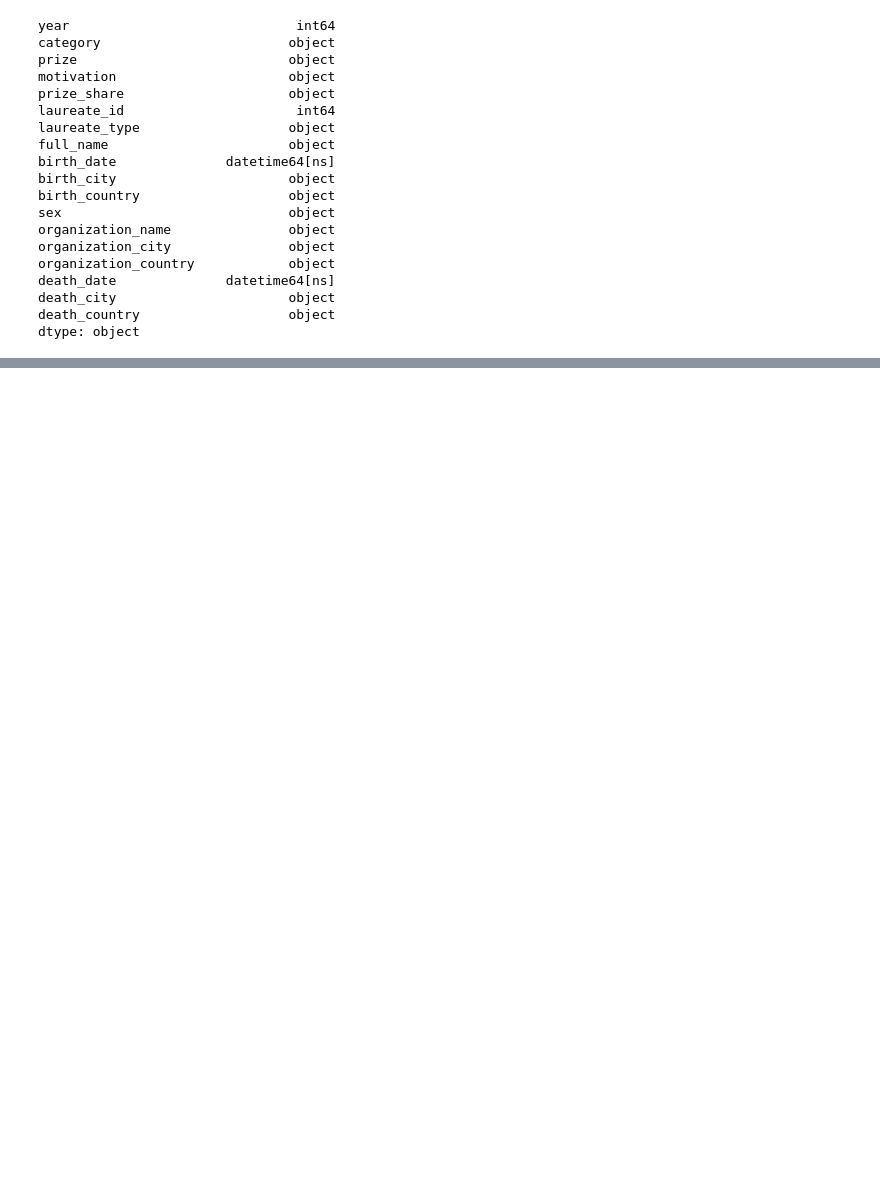
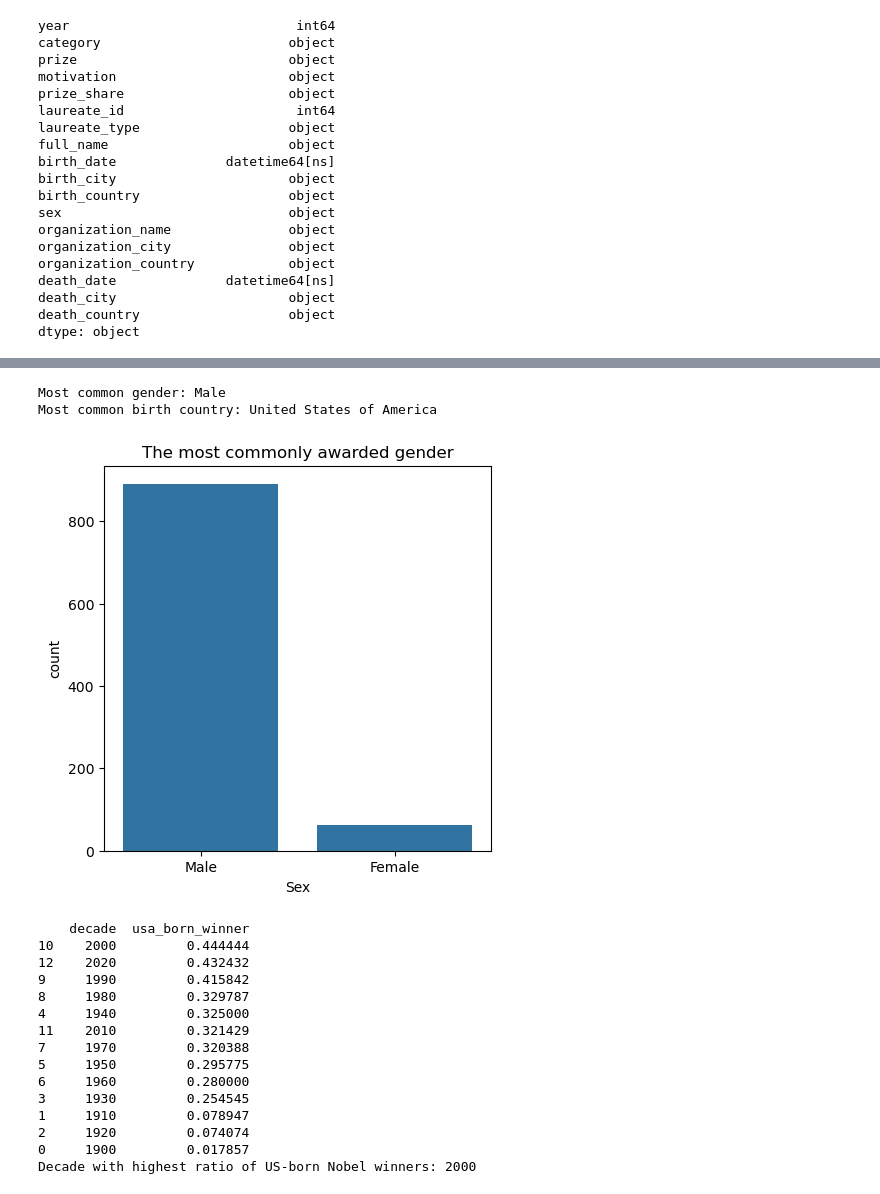
Before and after one commit to UCJPENIEL/Analytics-in-Python-Projects, a Jupyter notebook: Visualising the History of Nobel Prize Winners.ipynb, the cells around one changed output, grey strips where cells are left out. Drawn from its saved outputs; the diff is of its cells as text; code cells hidden in the pictures; blank space fills up the shorter version.

```diff
--- a/Visualising the History of Nobel Prize Winners.ipynb
+++ b/Visualising the History of Nobel Prize Winners.ipynb
@@ -107,0 +115,50 @@ dtype: int64
+# %%
+# The most commonly awarded gender and birth country
+top_gender = nobel["sex"].mode()[0]
+print("Most common gender:", top_gender)
+top_country = nobel["birth_country"].mode()[0]
+print("Most common birth country:", top_country)
+
+# Visual of the most commonly awarded gender
+plt.figure(figsize=(5,5))
+sns.countplot(data=nobel, x="sex")
+plt.title("The most commonly awarded gender")
+plt.xlabel("Sex")
+plt.show()
+
+# Decade Column of all categories
+nobel["decade"] = (nobel["year"]//10)*10
+
+# Create a column for US-born
+nobel["usa_born_winner"] = nobel["birth_country"] == "United States of America"
+
+# Compute ratio per decade
+decade_ratio = nobel.groupby("decade")["usa_born_winner"].mean().reset_index()
+
+# DataFrame Decade of USA Born Winners in Descending Order
+decade_ratio = decade_ratio.sort_values(by="usa_born_winner", ascending=False)
+print(decade_ratio)
+
+# Get the decade with max ratio
+max_decade_usa = decade_ratio.loc[decade_ratio["usa_born_winner"].idxmax(), "decade"]
+
+print("Decade with highest ratio of US-born Nobel winners:", max_decade_usa)
+# %% [output]
+Most common gender: Male
+Most common birth country: United States of America
+[figure, added]
+    decade  usa_born_winner
+10    2000         0.444444
+12    2020         0.432432
+9     1990         0.415842
+8     1980         0.329787
+4     1940         0.325000
+11    2010         0.321429
+7     1970         0.320388
+5     1950         0.295775
+6     1960         0.280000
+3     1930         0.254545
+1     1910         0.078947
+2     1920         0.074074
+0     1900         0.017857
+Decade with highest ratio of US-born Nobel winners: 2000
```
Also changed, not shown: parts of 6 cells of this notebook.
